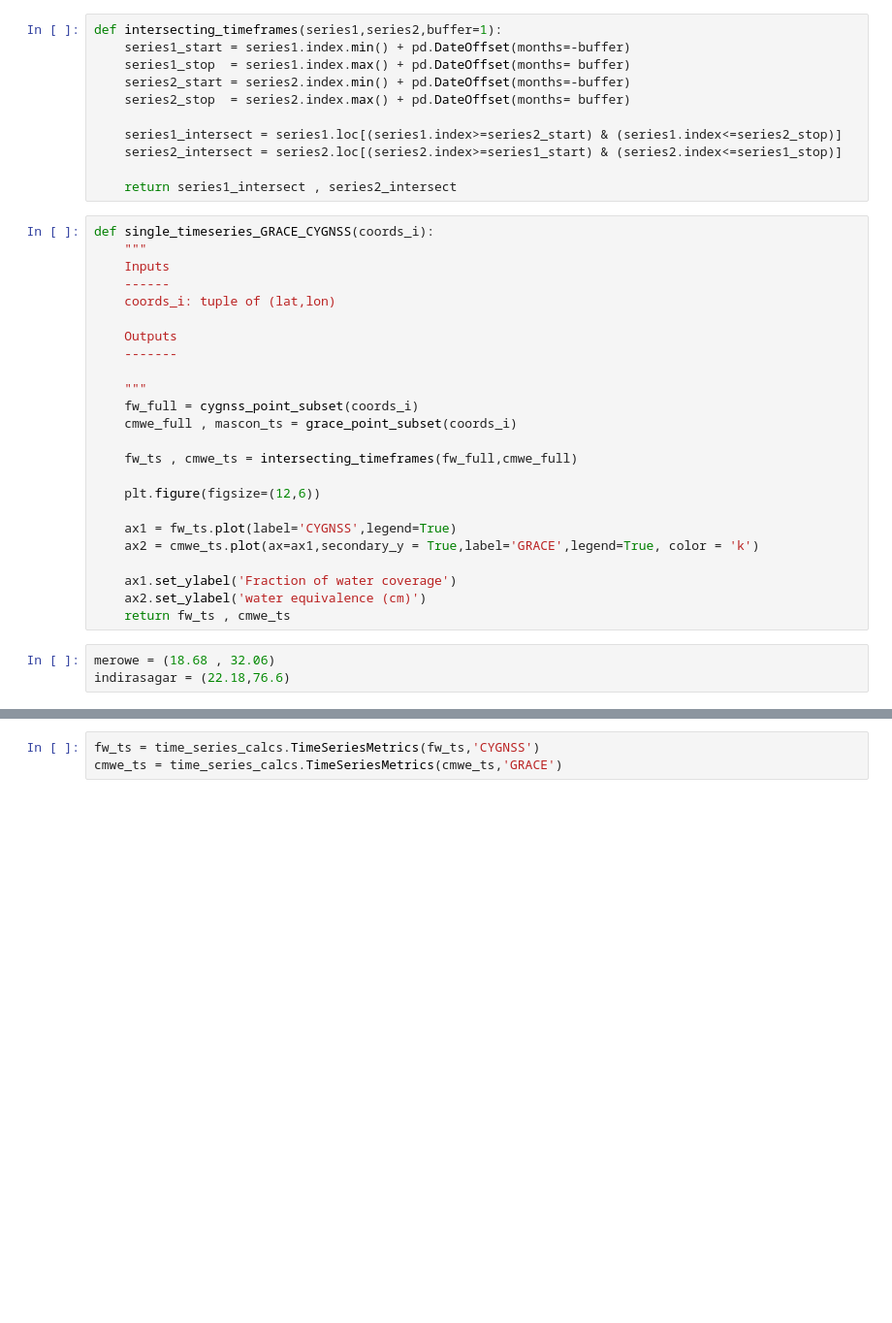
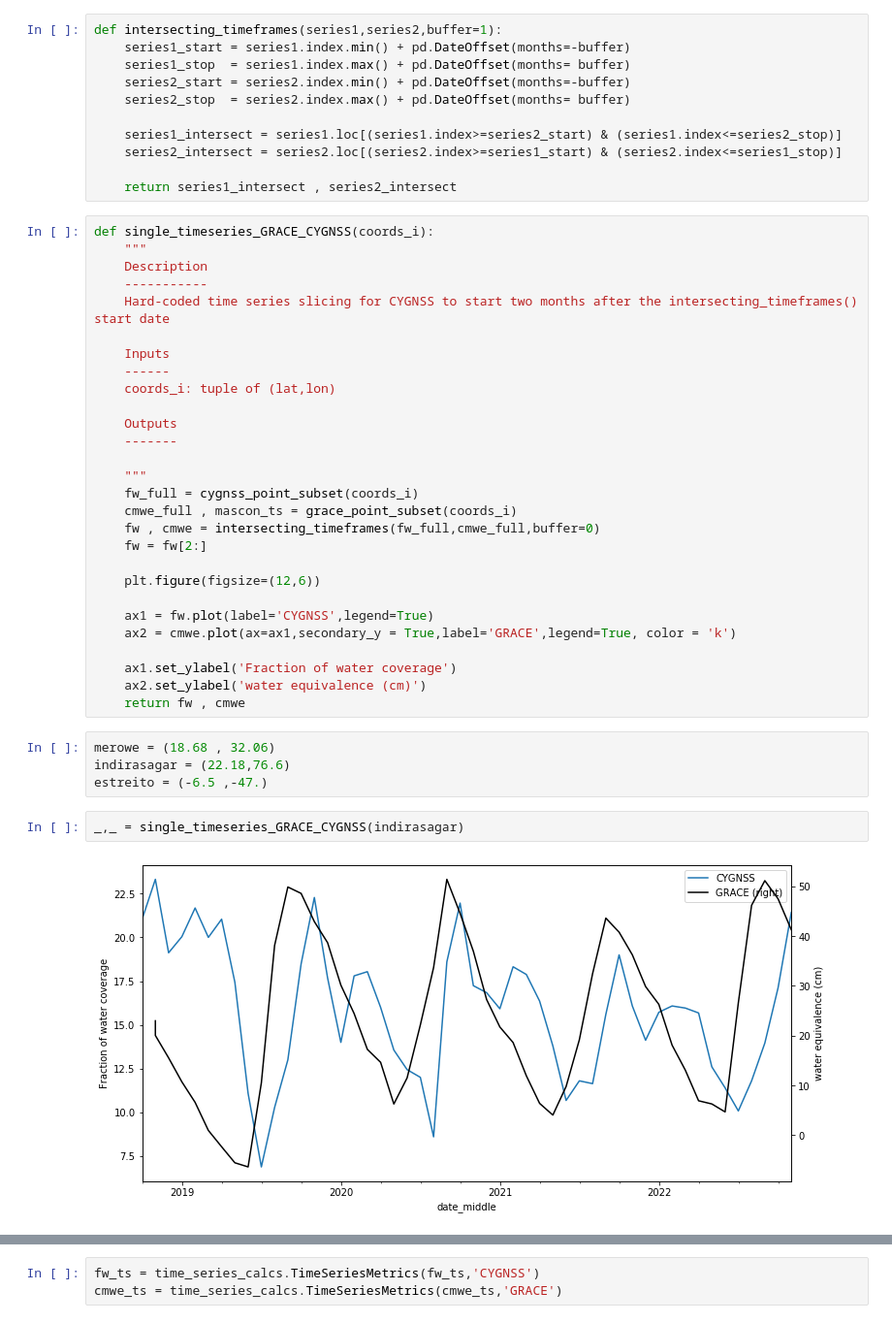
Before and after one commit to ascheliga/CYGNSS-GRACE, a Jupyter notebook: notebooks/res_time_series.ipynb, the cells around one changed output, grey strips where cells are left out. Shown at 97% size. Saved outputs shown, nothing was run; the diff lists cells and outputs as text; blank space fills up the shorter version.

```diff
--- a/notebooks/res_time_series.ipynb
+++ b/notebooks/res_time_series.ipynb
@@ -62,6 +65,10 @@ def intersecting_timeframes(series1,series2,buffer=1):
 # %%
 def single_timeseries_GRACE_CYGNSS(coords_i):
     """
+    Description
+    -----------
+    Hard-coded time series slicing for CYGNSS to start two months after the intersecting_timeframes() start date
+
     Inputs
     ------
     coords_i: tuple of (lat,lon)
@@ -72,20 +79,25 @@ def single_timeseries_GRACE_CYGNSS(coords_i):
     """
     fw_full = cygnss_point_subset(coords_i)
     cmwe_full , mascon_ts = grace_point_subset(coords_i)
-
-    fw_ts , cmwe_ts = intersecting_timeframes(fw_full,cmwe_full)
+    fw , cmwe = intersecting_timeframes(fw_full,cmwe_full,buffer=0)
+    fw = fw[2:]
 
     plt.figure(figsize=(12,6))
 
-    ax1 = fw_ts.plot(label='CYGNSS',legend=True)
-    ax2 = cmwe_ts.plot(ax=ax1,secondary_y = True,label='GRACE',legend=True, color = 'k')
+    ax1 = fw.plot(label='CYGNSS',legend=True)
+    ax2 = cmwe.plot(ax=ax1,secondary_y = True,label='GRACE',legend=True, color = 'k')
 
     ax1.set_ylabel('Fraction of water coverage')
     ax2.set_ylabel('water equivalence (cm)')
-    return fw_ts , cmwe_ts
+    return fw , cmwe
 # %%
 merowe = (18.68 , 32.06)
 indirasagar = (22.18,76.6)
+estreito = (-6.5 ,-47.)
+# %%
+_,_ = single_timeseries_GRACE_CYGNSS(indirasagar)
+# %% [output]
+[figure, added]
 # %%
 fw_series , cmwe_series = single_timeseries_GRACE_CYGNSS(merowe)
 # %% [output]
```
Also changed, not shown: parts of 8 cells of this notebook, 1 other file.
